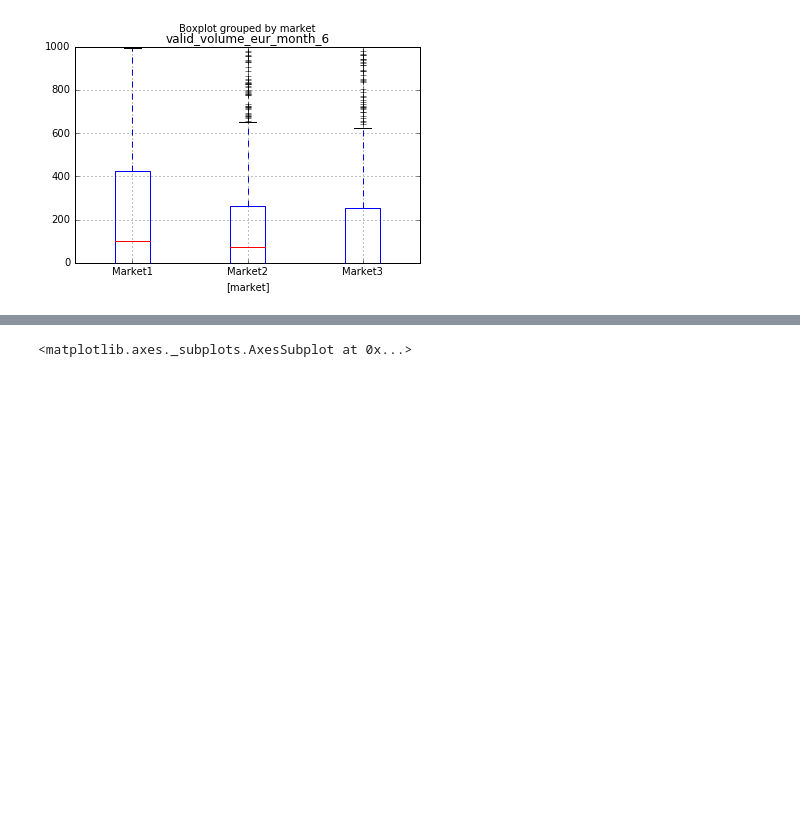
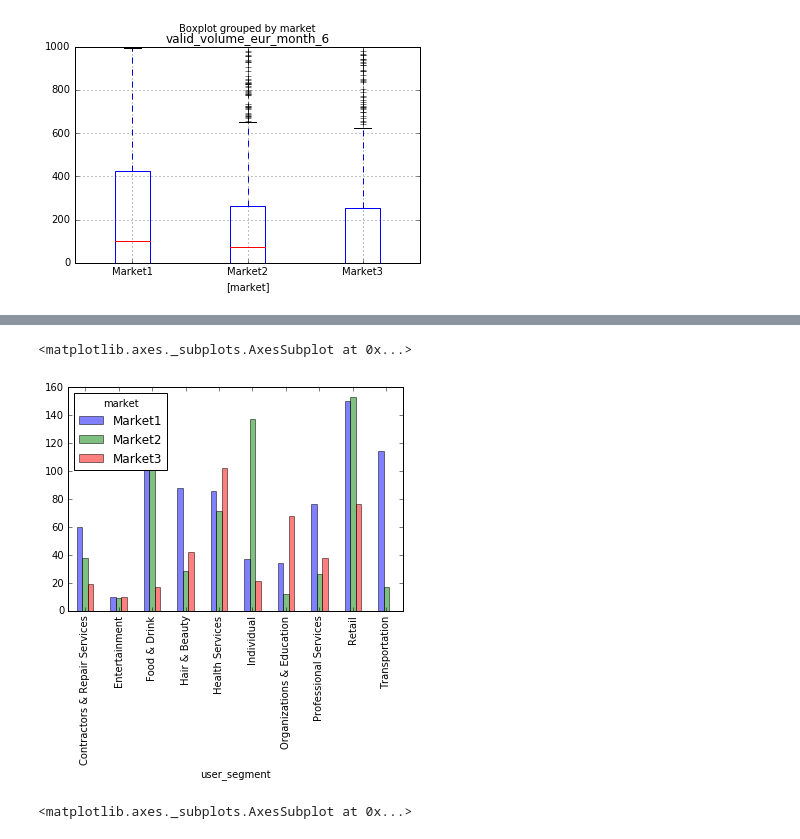
Before and after one commit to yitongl/AnalysisVisualization, a Jupyter notebook: Market_analysis.ipynb, the cells around one changed output, grey strips where cells are left out. Saved outputs shown, nothing was run; the diff lists cells and outputs as text; code cells hidden in the pictures; blank space fills up the shorter version.

```diff
--- a/Market_analysis.ipynb
+++ b/Market_analysis.ipynb
@@ -109,3 +110,10 @@ pd.pivot_table(data[data.valid_volume_eur_month_6!=0], index=['user_segment'], c
+# %%
+# nr of org in each segment
+pd.pivot_table(data[data.valid_volume_eur_month_6!=0], index=['user_segment'], columns=['market'],
+               values= 'org_id', aggfunc='count').plot.bar(alpha=0.5)
+# %% [output]
+<matplotlib.axes._subplots.AxesSubplot at 0x...>
+[figure, added]
 # %%
 # Paying frequency by segment per market
 
```
Also changed, not shown: parts of 11 cells of this notebook.
